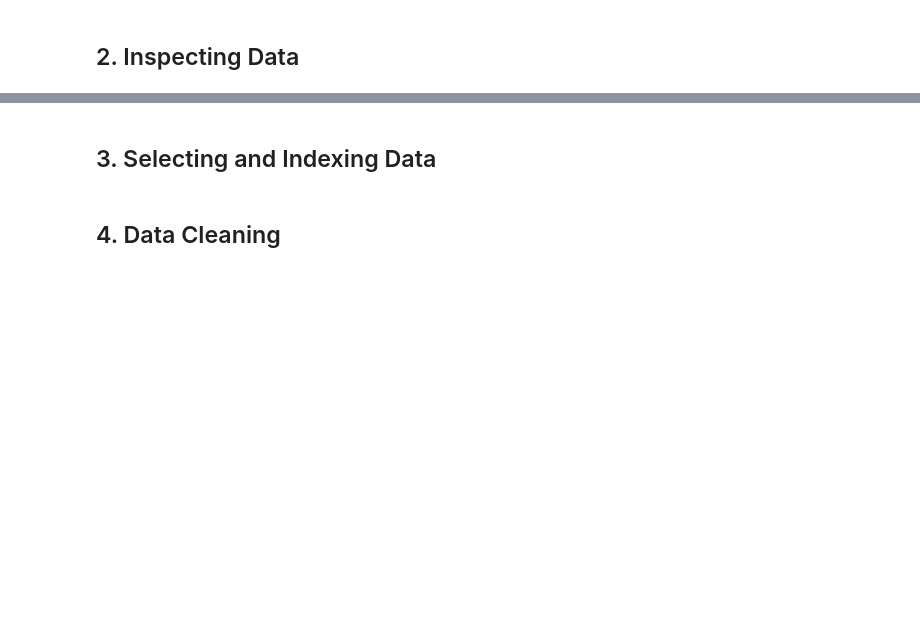
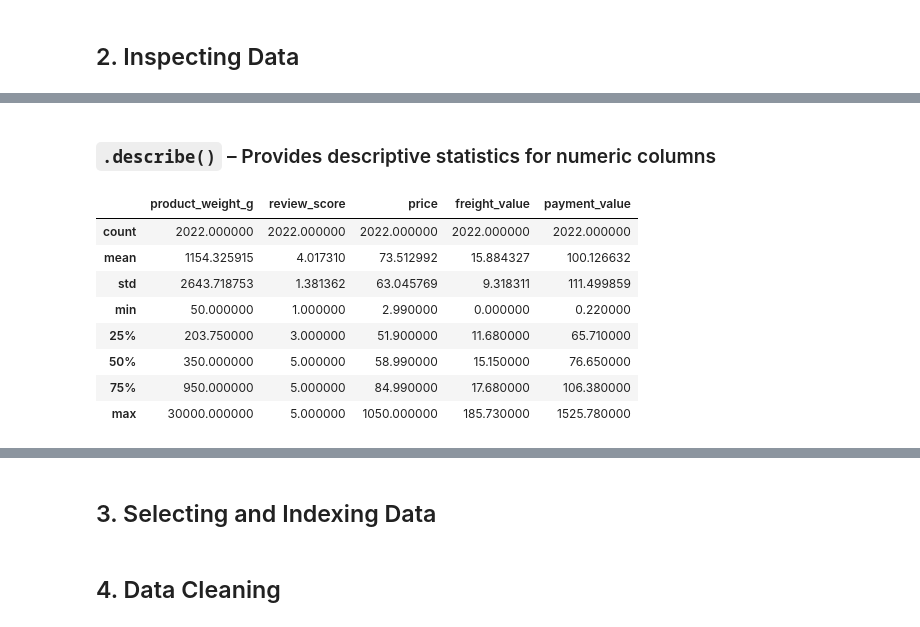
Before and after one commit to enzoschitini/Guide-to-Using-Pandas, a Jupyter notebook: Pandas Notebook Guide.ipynb, the cells around one changed output, grey strips where cells are left out. Saved outputs shown, nothing was run; the diff lists cells and outputs as text; code cells hidden in the pictures; blank space fills up the shorter version.

```diff
--- a/Pandas Notebook Guide.ipynb
+++ b/Pandas Notebook Guide.ipynb
@@ -318,0 +408,14 @@ y_train.head()
+# %% [markdown]
+### ``.describe()`` – Provides descriptive statistics for numeric columns
+# %%
+csv.describe()
+# %% [output]
+|  | product_weight_g | review_score | price | freight_value | payment_value |
+| count | 2022.000000 | 2022.000000 | 2022.000000 | 2022.000000 | 2022.000000 |
+| mean | 1154.325915 | 4.017310 | 73.512992 | 15.884327 | 100.126632 |
+| std | 2643.718753 | 1.381362 | 63.045769 | 9.318311 | 111.499859 |
+| min | 50.000000 | 1.000000 | 2.990000 | 0.000000 | 0.220000 |
+| 25% | 203.750000 | 3.000000 | 51.900000 | 11.680000 | 65.710000 |
+| 50% | 350.000000 | 5.000000 | 58.990000 | 15.150000 | 76.650000 |
+| 75% | 950.000000 | 5.000000 | 84.990000 | 17.680000 | 106.380000 |
+| max | 30000.000000 | 5.000000 | 1050.000000 | 185.730000 | 1525.780000 |
```
Also changed, not shown: parts of 33 cells of this notebook.
